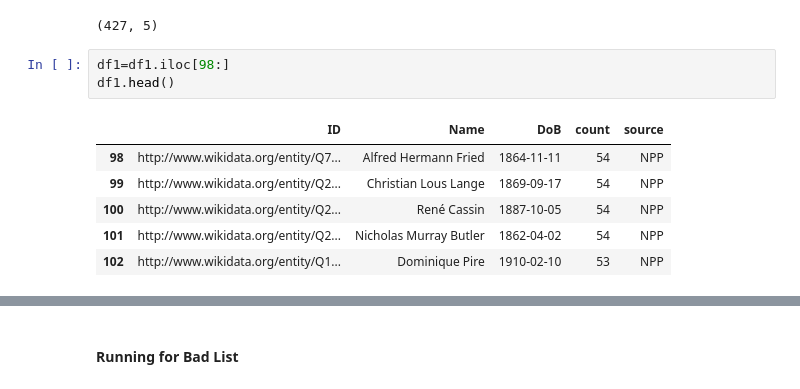
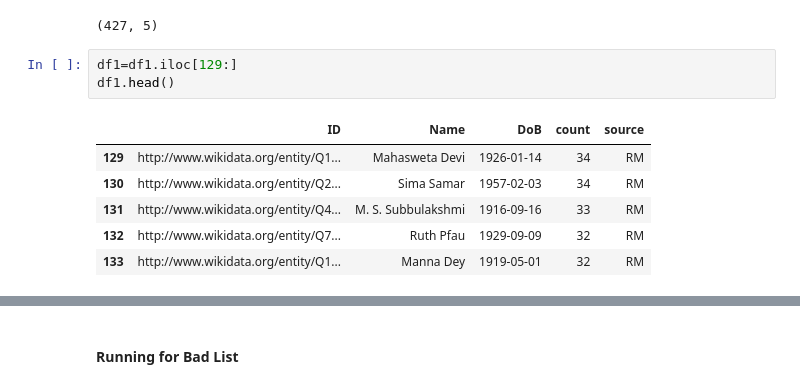
Before and after one commit to SnehaR26/psychollm, a Jupyter notebook: falcon211b.ipynb, the cells around one changed output, grey strips where cells are left out. Drawn from its saved outputs; the diff is of its cells as text.

```diff
--- a/falcon211b.ipynb
+++ b/falcon211b.ipynb
@@ -727,15 +715,15 @@ df1.shape
 # %% [output]
 (427, 5)
 # %%
-df1=df1.iloc[98:]
+df1=df1.iloc[129:]
 df1.head()
 # %% [output]
 |  | ID | Name | DoB | count | source |
-| 98 | http://www.wikidata.org/entity/Q7... | Alfred Hermann Fried | 1864-11-11 | 54 | NPP |
-| 99 | http://www.wikidata.org/entity/Q2... | Christian Lous Lange | 1869-09-17 | 54 | NPP |
-| 100 | http://www.wikidata.org/entity/Q2... | René Cassin | 1887-10-05 | 54 | NPP |
-| 101 | http://www.wikidata.org/entity/Q2... | Nicholas Murray Butler | 1862-04-02 | 54 | NPP |
-| 102 | http://www.wikidata.org/entity/Q1... | Dominique Pire | 1910-02-10 | 53 | NPP |
+| 129 | http://www.wikidata.org/entity/Q1... | Mahasweta Devi | 1926-01-14 | 34 | RM |
+| 130 | http://www.wikidata.org/entity/Q2... | Sima Samar | 1957-02-03 | 34 | RM |
+| 131 | http://www.wikidata.org/entity/Q4... | M. S. Subbulakshmi | 1916-09-16 | 33 | RM |
+| 132 | http://www.wikidata.org/entity/Q7... | Ruth Pfau | 1929-09-09 | 32 | RM |
+| 133 | http://www.wikidata.org/entity/Q1... | Manna Dey | 1919-05-01 | 32 | RM |
 # %%
 name_category_dict = dict(zip(df1['Name'], df1['source']))
 
```
Also changed, not shown: parts of 8 cells of this notebook, 1 other file.
